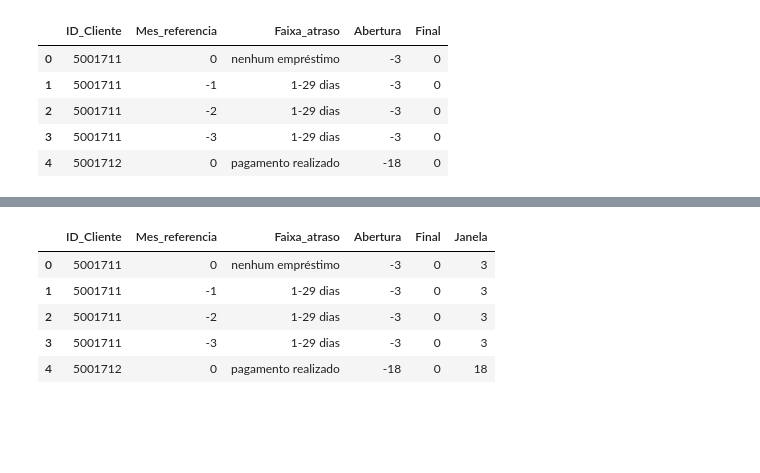
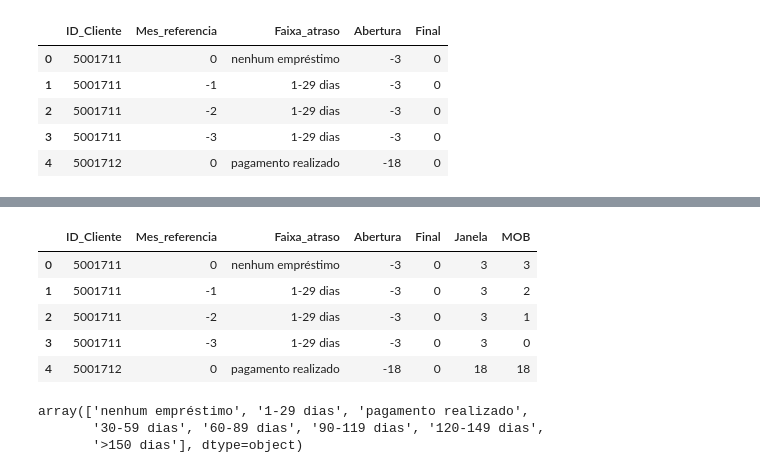
Before and after one commit to ailaendo/fase4_postech, a Jupyter notebook: Deploy de aplicações/fase4_credito.ipynb, the cells around one changed output, grey strips where cells are left out. Drawn from its saved outputs; the diff is of its cells as text; code cells hidden in the pictures; blank space fills up the shorter version.

```diff
--- a/Deploy de aplicações/fase4_credito.ipynb
+++ b/Deploy de aplicações/fase4_credito.ipynb
@@ -375,10 +386,16 @@ df_clientes_aprovados.head()
 # %%
-df_clientes_aprovados['Janela'] = df_clientes_aprovados['Final'] - df_clientes_aprovados['Abertura']
+df_clientes_aprovados['MOB'] = df_clientes_aprovados['Mes_referencia'] - df_clientes_aprovados['Abertura'] #quanto tempo o crédito está aberto
 df_clientes_aprovados.head()
 # %% [output]
-|  | ID_Cliente | Mes_referencia | Faixa_atraso | Abertura | Final | Janela |
-| 0 | 5001711 | 0 | nenhum empréstimo | -3 | 0 | 3 |
-| 1 | 5001711 | -1 | 1-29 dias | -3 | 0 | 3 |
-| 2 | 5001711 | -2 | 1-29 dias | -3 | 0 | 3 |
-| 3 | 5001711 | -3 | 1-29 dias | -3 | 0 | 3 |
-| 4 | 5001712 | 0 | pagamento realizado | -18 | 0 | 18 |
+|  | ID_Cliente | Mes_referencia | Faixa_atraso | Abertura | Final | Janela | MOB |
+| 0 | 5001711 | 0 | nenhum empréstimo | -3 | 0 | 3 | 3 |
+| 1 | 5001711 | -1 | 1-29 dias | -3 | 0 | 3 | 2 |
+| 2 | 5001711 | -2 | 1-29 dias | -3 | 0 | 3 | 1 |
+| 3 | 5001711 | -3 | 1-29 dias | -3 | 0 | 3 | 0 |
+| 4 | 5001712 | 0 | pagamento realizado | -18 | 0 | 18 | 18 |
+# %%
+df_clientes_aprovados["Faixa_atraso"].unique() #mostrando as opções que tem na coluna
+# %% [output]
+array(['nenhum empréstimo', '1-29 dias', 'pagamento realizado',
+       '30-59 dias', '60-89 dias', '90-119 dias', '120-149 dias',
+       '>150 dias'], dtype=object)
```
Also changed, not shown: parts of 25 cells of this notebook, 9 other files.
